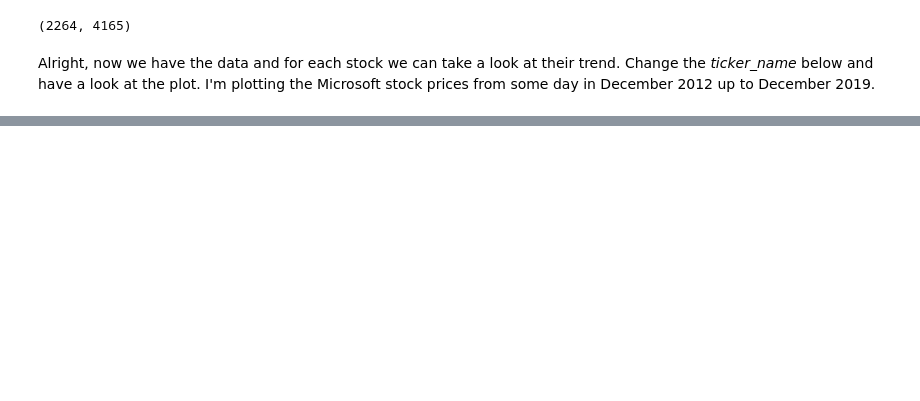
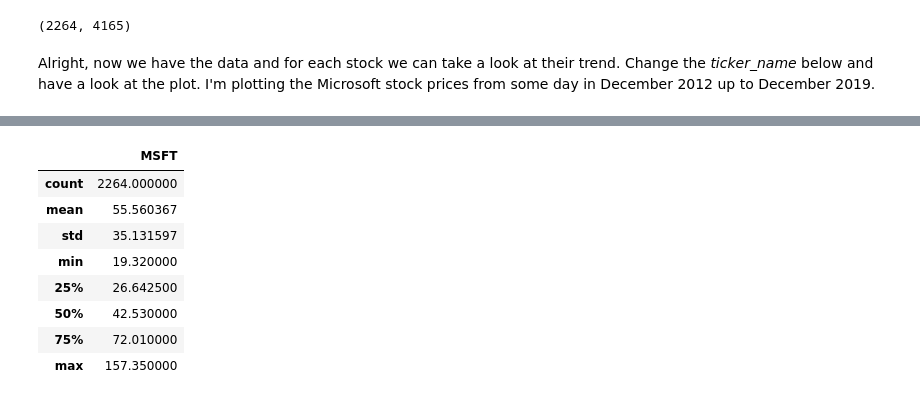
Before and after one commit to armenabnousi/smartr, a Jupyter notebook: smartr.ipynb, the cells around one changed output, grey strips where cells are left out. Cells and saved outputs as stored; diff of their text form; code cells hidden in the pictures; blank space fills up the shorter version.

```diff
--- a/smartr.ipynb
+++ b/smartr.ipynb
@@ -11,7 +18,7 @@ import numpy as np
 import matplotlib.pyplot as plt
 # %%
-msft = yf.Ticker("MSFT")
-temp_hist = msft.history(period="9y", interval="1d")
+#msft = yf.Ticker("MSFT")
+#temp_hist = msft.history(period="9y", interval="1d")
 # %% [markdown]
 If running for first time, you need to downloaded the stock symbols or "tickers". This is in done by setting parameter  "get_tickers".<br> Currently I'm downloading the daily data for 9years. If you already have downloaded some part of the data you can download the rest and append them to each other. Later I hope to automatize this section, since my goal is to run this script once weekly or so.
 # %%
@@ -125,4 +82,0 @@ def windowed_dataset(series, window_size, batch_size, shuffle_buffer):
-# %%
-#d = d.iloc[:, :1]#:int(d.shape[1]/2)]
-d = d.loc[:,['A']]
-d.describe()
@@ -289,0 +101,14 @@ ValueError: Attempt to convert a value (<tensorflow.python.keras.layers.core.Den
+# %%
+#d = d.iloc[:, :1]#:int(d.shape[1]/2)]
+d = d.loc[:,stock_names]
+d.describe()
+# %% [output]
+|  | MSFT |
+| count | 2264.000000 |
+| mean | 55.560367 |
+| std | 35.131597 |
+| min | 19.320000 |
+| 25% | 26.642500 |
+| 50% | 42.530000 |
+| 75% | 72.010000 |
+| max | 157.350000 |
```
Also changed, not shown: parts of 60 cells of this notebook.
